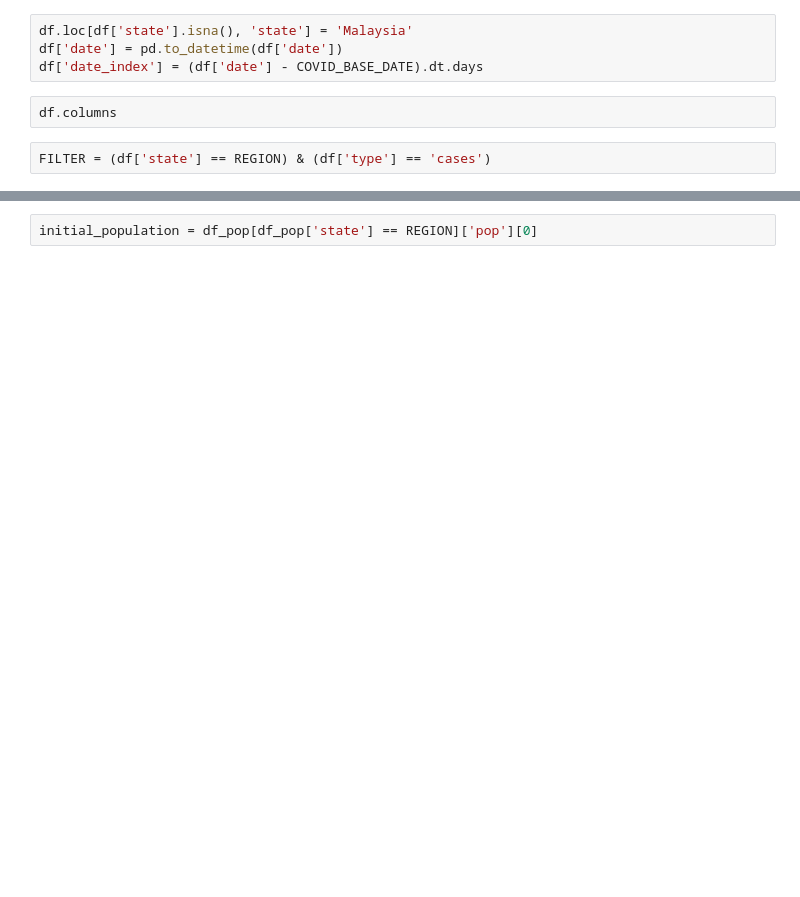
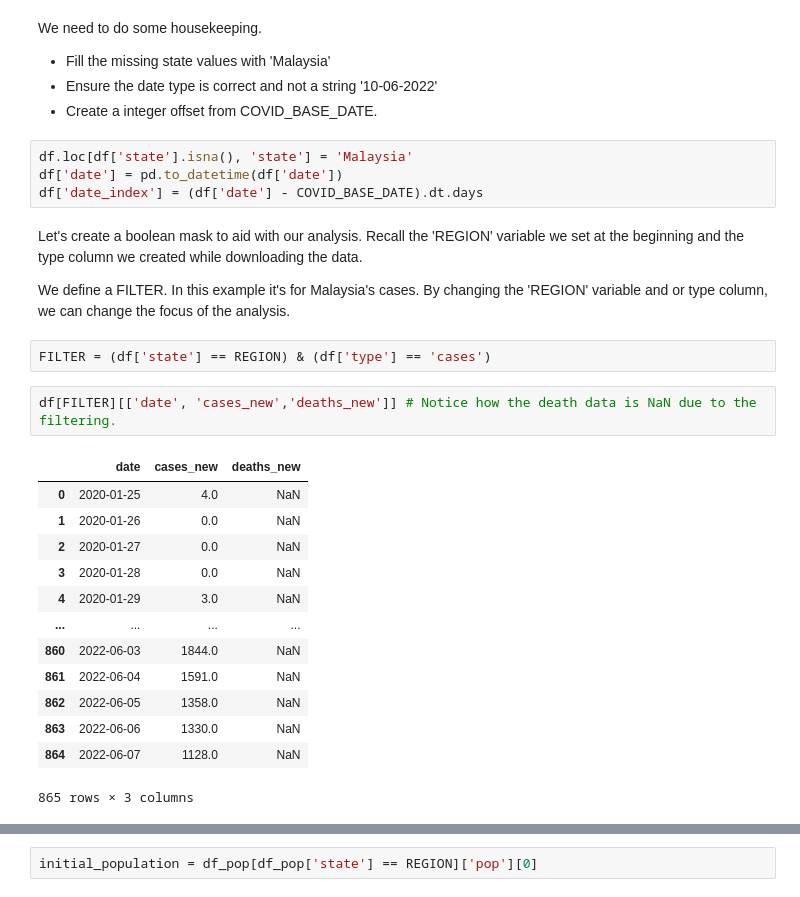
Before and after one commit to monash-emu/AuTuMN, a Jupyter notebook: notebooks/capacity_building/1-basic-model.ipynb, the cells around one changed output, grey strips where cells are left out. Drawn from its saved outputs; the diff is of its cells as text; blank space fills up the shorter version.

```diff
--- a/notebooks/capacity_building/1-basic-model.ipynb
+++ b/notebooks/capacity_building/1-basic-model.ipynb
@@ -39,8 +123,31 @@ df = fetch_mys_data()
+# %% [markdown]
+We need to do some housekeeping.
+- Fill the missing state values with 'Malaysia'
+- Ensure the date type is correct and not a string '10-06-2022'
+- Create a integer offset from COVID_BASE_DATE.
 # %%
 df.loc[df['state'].isna(), 'state'] = 'Malaysia'
 df['date'] = pd.to_datetime(df['date'])
 df['date_index'] = (df['date'] - COVID_BASE_DATE).dt.days
-# %%
-df.columns
+# %% [markdown]
+Let's create a boolean mask to aid with our analysis. Recall the 'REGION' variable we set at the beginning and the type column we created while downloading the data.<br>
+
+We define a FILTER. In this example it's for Malaysia's cases. By changing the 'REGION' variable and or type column, we can change the focus of the analysis.
 # %%
 FILTER = (df['state'] == REGION) & (df['type'] == 'cases')
+# %%
+df[FILTER][['date', 'cases_new','deaths_new']] # Notice how the death data is NaN due to the filtering.
+# %% [output]
+|  | date | cases_new | deaths_new |
+| 0 | 2020-01-25 | 4.0 | NaN |
+| 1 | 2020-01-26 | 0.0 | NaN |
+| 2 | 2020-01-27 | 0.0 | NaN |
+| 3 | 2020-01-28 | 0.0 | NaN |
+| 4 | 2020-01-29 | 3.0 | NaN |
+| ... | ... | ... | ... |
+| 860 | 2022-06-03 | 1844.0 | NaN |
+| 861 | 2022-06-04 | 1591.0 | NaN |
+| 862 | 2022-06-05 | 1358.0 | NaN |
+| 863 | 2022-06-06 | 1330.0 | NaN |
+| 864 | 2022-06-07 | 1128.0 | NaN |
+865 rows × 3 columns
```
Also changed, not shown: parts of 26 cells of this notebook.
